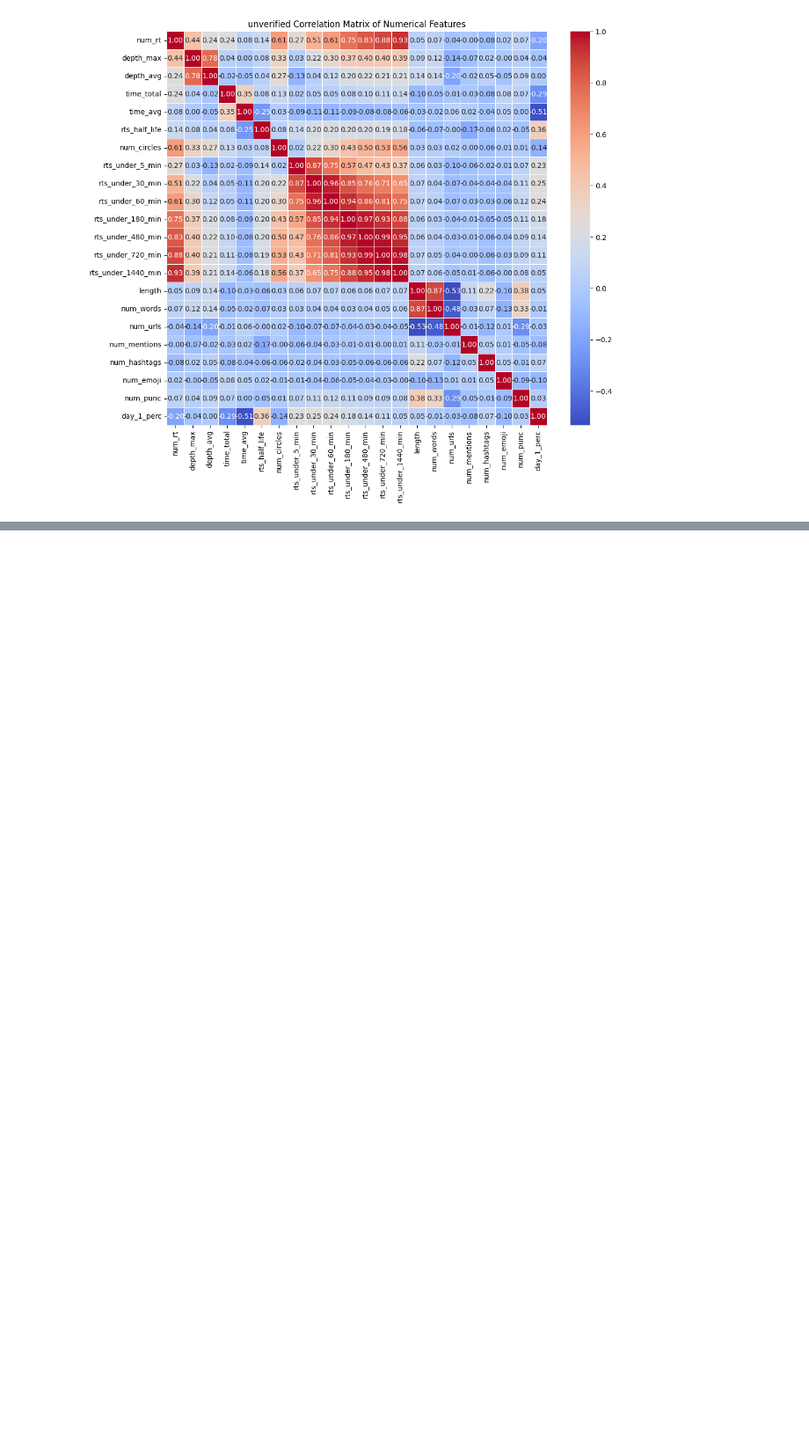
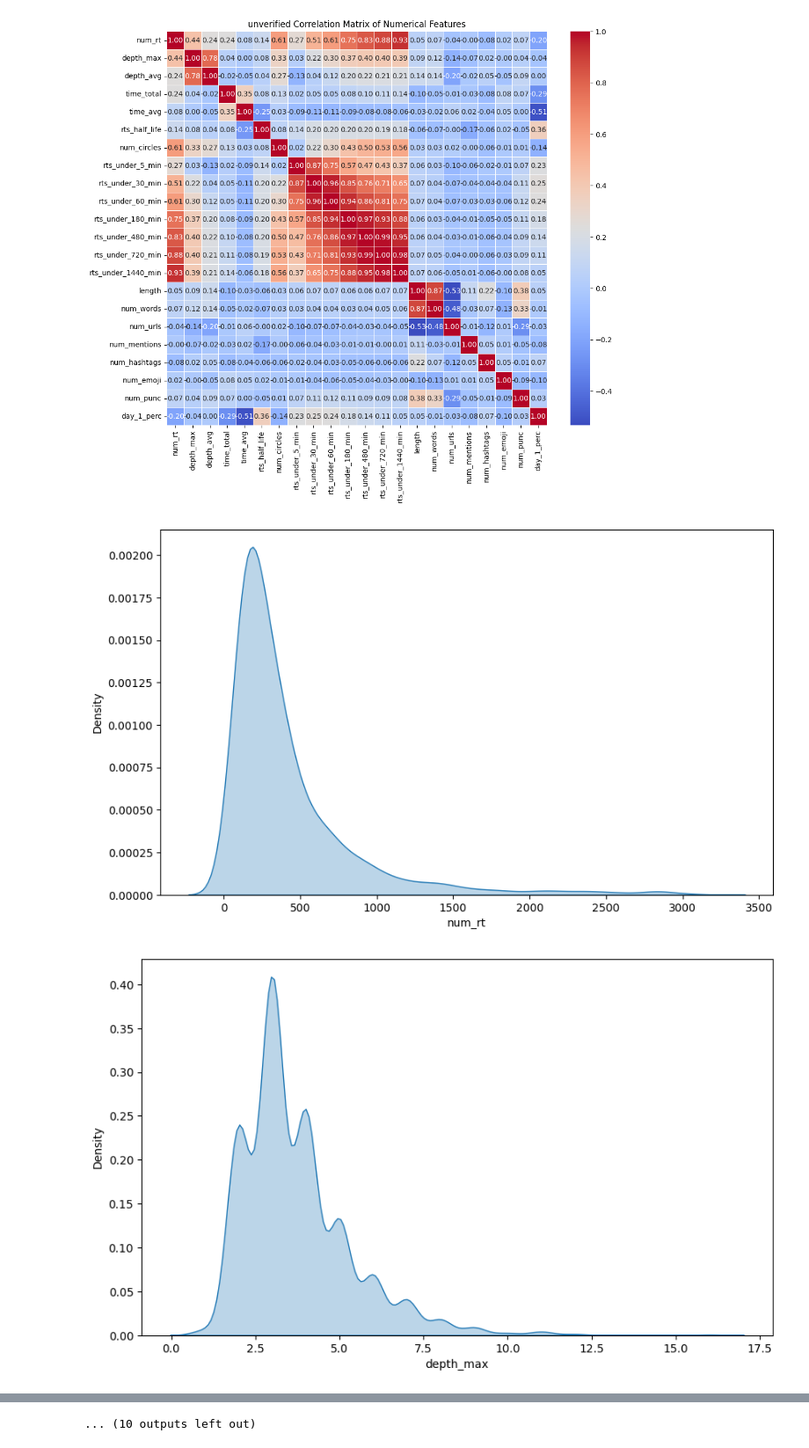
Before and after one commit to Xron7/FakeNewsDetection, a Jupyter notebook: eda.ipynb, the cells around one changed output, grey strips where cells are left out. Shown at 88% size. Drawn from its saved outputs; the diff is of its cells as text; code cells hidden in the pictures; blank space fills up the shorter version.

```diff
--- a/eda.ipynb
+++ b/eda.ipynb
@@ -157,3 +157,18 @@ correlation_per_label(dfs, titles)
 [figure]
 [figure]
 [figure]
+# %%
+# distributions
+def plot_dists(df):
+    df_filtered = df.drop(columns=EXCLUDE_COLUMNS)
+
+    for c in df_filtered.columns:
+        plt.figure(figsize=(10, 6))
+        sns.kdeplot(df_filtered[c], fill=True, alpha=0.3)
+
+    return None
+
+plot_dists(df)
+# %% [output]
+[figure, added]
+[figure, added]
@@ -160 +185,2 @@ correlation_per_label(dfs, titles)
+... (10 outputs left out)
 # %%
```
Also changed, not shown: parts of 3 cells of this notebook, 1 other file.
